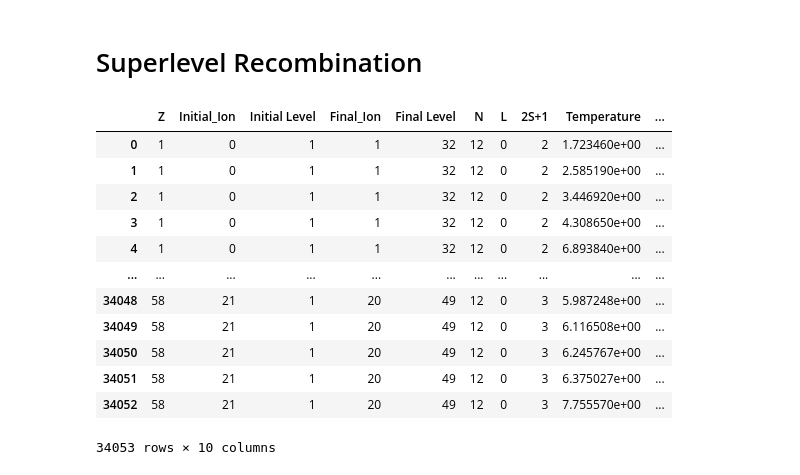
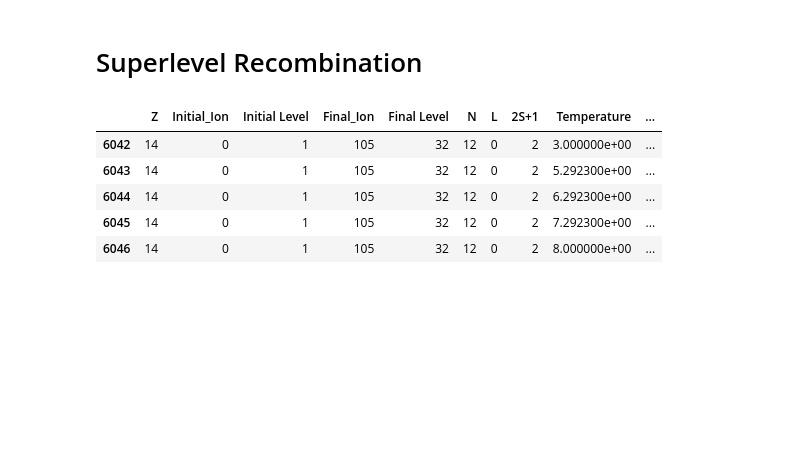
Before and after one commit to AtsushiTanimoto/AtomicDatabase, a Jupyter notebook: xstar.ipynb, the cells around one changed output. Cells and saved outputs as stored; diff of their text form; code cells hidden in the pictures; blank space fills up the shorter version.

```diff
--- a/xstar.ipynb
+++ b/xstar.ipynb
@@ -196,46 +196,39 @@ Z             = []
 Initial_Ion   = []
 Initial_Level = []
 Final_Ion     = []
 Final_Level   = []
 N             = []
 L             = []
 S             = []
 Temperature   = []
 Rate          = []
 
 for i in range(390628):
     if Pointer[10*i+1]==70:
         nd = Integer[Pointer[10*i+8]-1]
         nt = Integer[Pointer[10*i+8]+0]
         nx = Integer[Pointer[10*i+8]+1]
 
         for j in range(nt):
             Z             += [Integer[Pointer[10*i+8]+5]]
             Initial_Ion   += [Integer[Pointer[10*i+8]+7]]
             Initial_Level += [Integer[Pointer[10*i+8]+6]]
             Final_Ion     += [Integer[Pointer[10*i+8]+9]]
             Final_Level   += [Integer[Pointer[10*i+8]+8]]
             N             += [Integer[Pointer[10*i+8]+2]]
             L             += [Integer[Pointer[10*i+8]+3]]
             S             += [Integer[Pointer[10*i+8]+4]]
-            Temperature   += ["{0:.6e}".format(8.6173e-01*Real[Pointer[10*i+7]+nd+j-1])]
-            Rate          += ["{0:.6e}".format(       10**Real[Pointer[10*i+7]+nd+nt+j-1])]
+            Temperature   += ["{0:.6e}".format(Real[Pointer[10*i+7]+nd+j-1])]
+            Rate          += ["{0:.6e}".format(Real[Pointer[10*i+7]+nd+nt+j-1])]
 
 df05 = DataFrame(data={"Z":Z, "Initial_Ion":Initial_Ion, "Initial Level":Initial_Level, "Final_Ion":Final_Ion, "Final Level":Final_Level, "N":N, "L":L, "2S+1":S, "Temperature":Temperature, "Rate":Rate})
 df05 = df05.sort_values(["Z", "Initial_Ion", "Initial Level", "Final_Ion"]).reset_index().drop(columns="index")
-df05
+df05.query("Final_Ion==105")
 # %% [output]
 |  | Z | Initial_Ion | Initial Level | Final_Ion | Final Level | N | L | 2S+1 | Temperature | ... |
-| 0 | 1 | 0 | 1 | 1 | 32 | 12 | 0 | 2 | 1.723460e+00 | ... |
-| 1 | 1 | 0 | 1 | 1 | 32 | 12 | 0 | 2 | 2.585190e+00 | ... |
-| 2 | 1 | 0 | 1 | 1 | 32 | 12 | 0 | 2 | 3.446920e+00 | ... |
-| 3 | 1 | 0 | 1 | 1 | 32 | 12 | 0 | 2 | 4.308650e+00 | ... |
-| 4 | 1 | 0 | 1 | 1 | 32 | 12 | 0 | 2 | 6.893840e+00 | ... |
-| ... | ... | ... | ... | ... | ... | ... | ... | ... | ... | ... |
-| 34048 | 58 | 21 | 1 | 20 | 49 | 12 | 0 | 3 | 5.987248e+00 | ... |
-| 34049 | 58 | 21 | 1 | 20 | 49 | 12 | 0 | 3 | 6.116508e+00 | ... |
-| 34050 | 58 | 21 | 1 | 20 | 49 | 12 | 0 | 3 | 6.245767e+00 | ... |
-| 34051 | 58 | 21 | 1 | 20 | 49 | 12 | 0 | 3 | 6.375027e+00 | ... |
-| 34052 | 58 | 21 | 1 | 20 | 49 | 12 | 0 | 3 | 7.755570e+00 | ... |
+| 6042 | 14 | 0 | 1 | 105 | 32 | 12 | 0 | 2 | 3.000000e+00 | ... |
+| 6043 | 14 | 0 | 1 | 105 | 32 | 12 | 0 | 2 | 5.292300e+00 | ... |
+| 6044 | 14 | 0 | 1 | 105 | 32 | 12 | 0 | 2 | 6.292300e+00 | ... |
+| 6045 | 14 | 0 | 1 | 105 | 32 | 12 | 0 | 2 | 7.292300e+00 | ... |
+| 6046 | 14 | 0 | 1 | 105 | 32 | 12 | 0 | 2 | 8.000000e+00 | ... |
-34053 rows × 10 columns
 # %%
```
Also changed, not shown: parts of 1 cell of this notebook, 49 other files.
